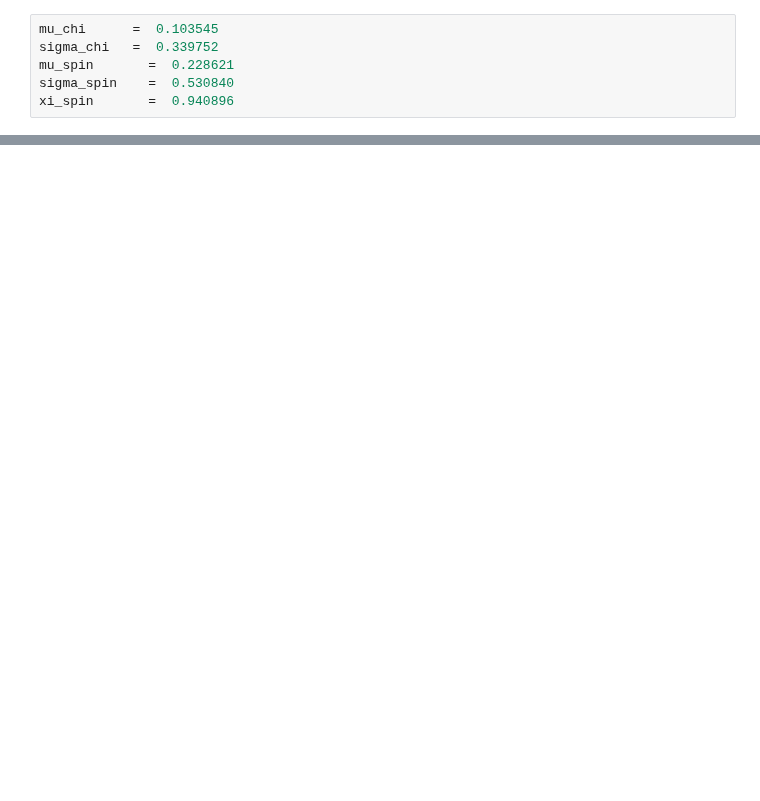
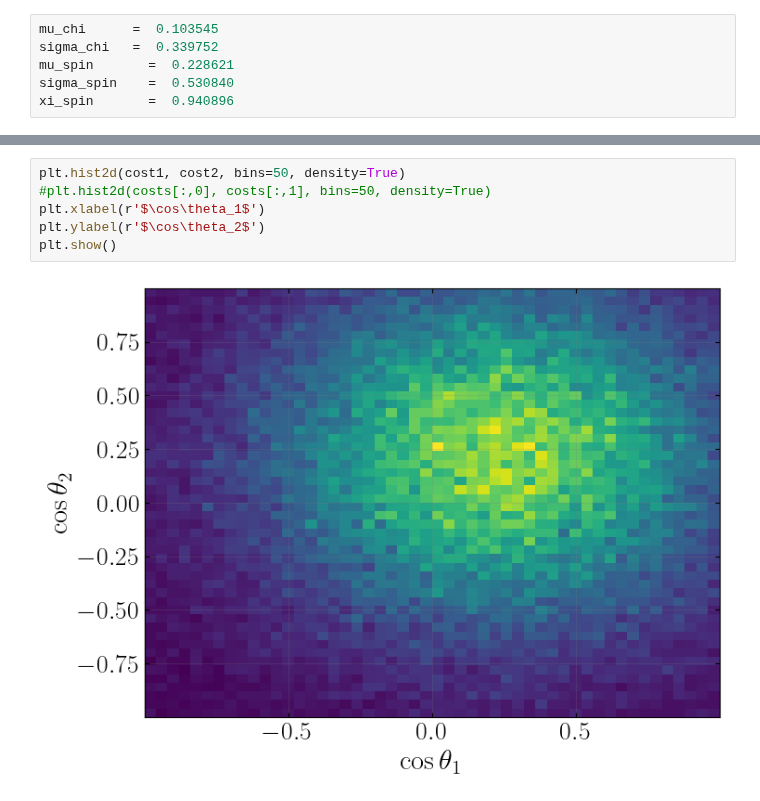
Before and after one commit to KrishnenduGit/CE_STM_CBC, a Jupyter notebook: pop_models/stellar_mass/injection_sampler_v2/sampling_spins_bbhs_Luca.ipynb, the cells around one changed output, grey strips where cells are left out. Drawn from its saved outputs; the diff is of its cells as text; blank space fills up the shorter version.

```diff
--- a/pop_models/stellar_mass/injection_sampler_v2/sampling_spins_bbhs_Luca.ipynb
+++ b/pop_models/stellar_mass/injection_sampler_v2/sampling_spins_bbhs_Luca.ipynb
@@ -119,0 +168,8 @@ plt.savefig('spin_tilts.png', dpi=300)
+# %%
+plt.hist2d(cost1, cost2, bins=50, density=True)
+#plt.hist2d(costs[:,0], costs[:,1], bins=50, density=True)
+plt.xlabel(r'$\cos\theta_1$')
+plt.ylabel(r'$\cos\theta_2$')
+plt.show()
+# %% [output]
+[figure, added]
```
Also changed, not shown: parts of 16 cells of this notebook.
